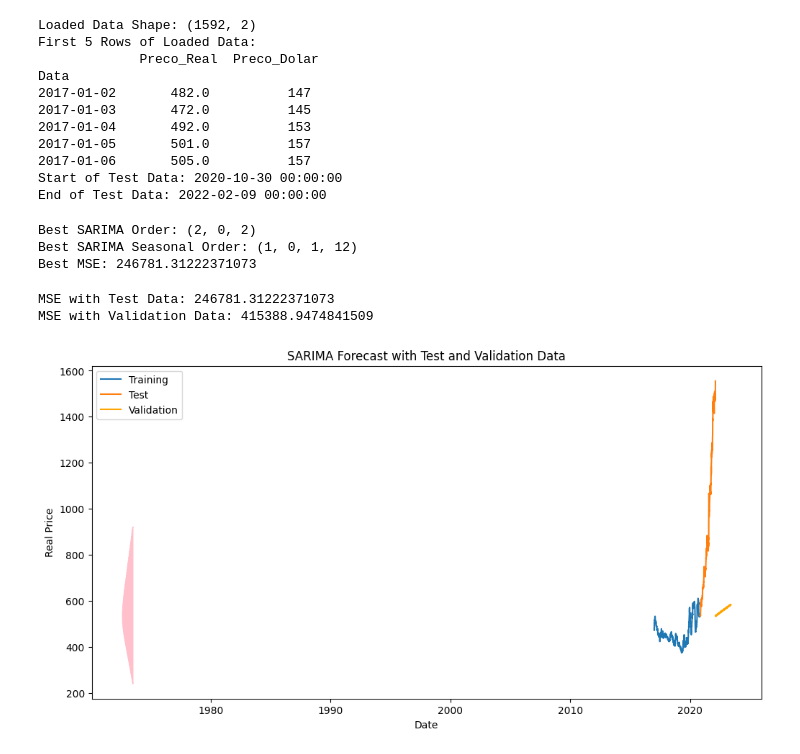
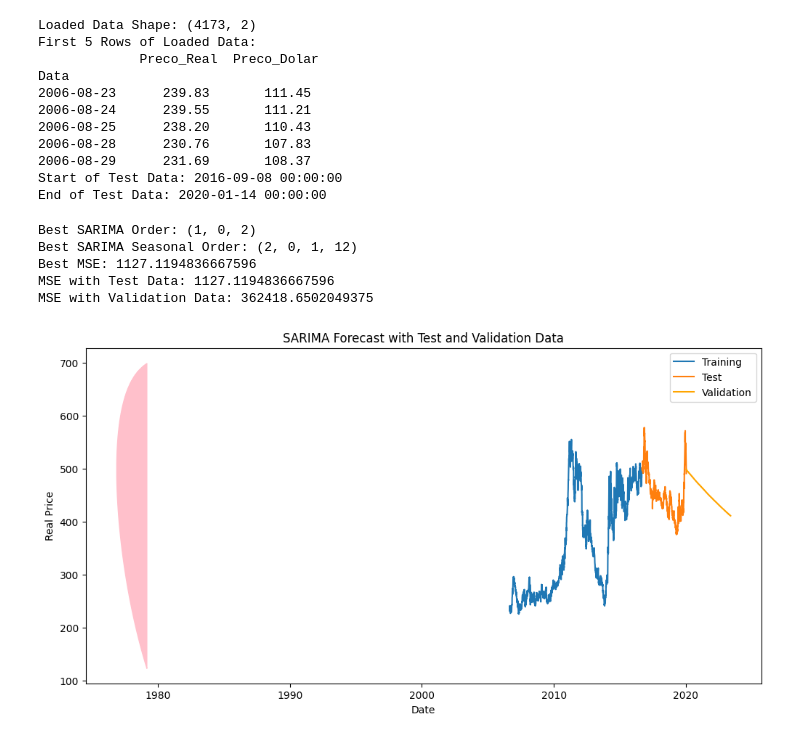
Before and after one commit to M1LENAFAR1A/Previsao_Diferenca_Pontos_Cafe, a Jupyter notebook: limpez_a.ipynb, the cells around one changed output. Saved outputs shown, nothing was run; the diff lists cells and outputs as text; code cells hidden in the pictures.

```diff
--- a/limpez_a.ipynb
+++ b/limpez_a.ipynb
@@ -1,7 +1,7 @@
 # %%
 import pandas as pd
 
-base_a = pd.read_csv('C:/Users/milen/OneDrive/Documentos/TCC/Bases/price.csv')
+base_a = pd.read_csv('C:/Users/milen/OneDrive/Documentos/TCC/Bases/preco_cafe_v2.csv')
 # Ler a base "b"
 base_b = pd.read_csv('C:/Users/milen/OneDrive/Documentos/TCC/Bases/clima_patrocinio_preprocessada.csv')
 # Ler a base "c" sem a especificação do delimitador
@@ -28,8 +122,6 @@ import numpy as np
 import matplotlib.pyplot as plt
 from statsmodels.tsa.statespace.sarimax import SARIMAX
 from sklearn.metrics import mean_squared_error
-import itertools
-
 
 # Load your data and prepare it as shown earlier
 # Load your data (replace 'base_a' with your data)
@@ -37,7 +129,7 @@ data = base_a.copy()  # Copy the DataFrame to avoid modifying the original data
 data['Data'] = pd.to_datetime(data['Data'])
 data.set_index('Data', inplace=True)
 data['Preco_Real'] = data['Preco_Real'].str.replace(',', '.', regex=True).astype(float)
-#data['Preco_Dolar'] = data['Preco_Dolar'].str.replace(',', '.', regex=True).astype(float)
+data['Preco_Dolar'] = data['Preco_Dolar'].str.replace(',', '.', regex=True).astype(float)
 
 # After loading the data
 print("Loaded Data Shape:", data.shape)
@@ -113,47 +205,47 @@ forecast = results.get_forecast(steps=len(test_data))
 predicted = forecast.predicted_mean
 
 # Calculate the MSE with test data
 mse = mean_squared_error(test_data['Preco_Real'], predicted)
 print("MSE with Test Data:", mse)
 
 # Make predictions with the validation data
 forecast_val = results.get_forecast(steps=len(val_data))
 predicted_val = forecast_val.predicted_mean
 
 # Calculate the MSE with validation data
 mse_val = mean_squared_error(val_data['Preco_Real'], predicted_val)
 print("MSE with Validation Data:", mse_val)
 
 # Plot the predictions with test and validation data
 forecast_ci = forecast.conf_int()
 plt.figure(figsize=(12, 6))
 plt.plot(train_data['Preco_Real'], label='Training')
 plt.plot(test_data['Preco_Real'], label='Test')
 plt.plot(val_data.index, predicted_val, label='Validation', color='orange')
 plt.fill_between(forecast_ci.index, forecast_ci.iloc[:, 0], forecast_ci.iloc[:, 1], color='pink')
 plt.title('SARIMA Forecast with Test and Validation Data')
 plt.xlabel('Date')
 plt.ylabel('Real Price')
 plt.legend()
 plt.show()
 # %% [output]
-Loaded Data Shape: (1592, 2)
+Loaded Data Shape: (4173, 2)
 First 5 Rows of Loaded Data:
              Preco_Real  Preco_Dolar
 Data
-2017-01-02       482.0          147
-2017-01-03       472.0          145
-2017-01-04       492.0          153
-2017-01-05       501.0          157
-2017-01-06       505.0          157
-Start of Test Data: 2020-10-30 00:00:00
-End of Test Data: 2022-02-09 00:00:00
+2006-08-23      239.83       111.45
+2006-08-24      239.55       111.21
+2006-08-25      238.20       110.43
+2006-08-28      230.76       107.83
+2006-08-29      231.69       108.37
+Start of Test Data: 2016-09-08 00:00:00
+End of Test Data: 2020-01-14 00:00:00
-Best SARIMA Order: (2, 0, 2)
-Best SARIMA Seasonal Order: (1, 0, 1, 12)
-Best MSE: 246781.31222371073
+Best SARIMA Order: (1, 0, 2)
+Best SARIMA Seasonal Order: (2, 0, 1, 12)
+Best MSE: 1127.1194836667596
+MSE with Test Data: 1127.1194836667596
+MSE with Validation Data: 362418.6502049375
-MSE with Test Data: 246781.31222371073
-MSE with Validation Data: 415388.9474841509
-[figure, old version]
+[figure, new version]
 # %%
 import pandas as pd
 import numpy as np
```
Also changed, not shown: parts of 3 cells of this notebook, 1 other file.
